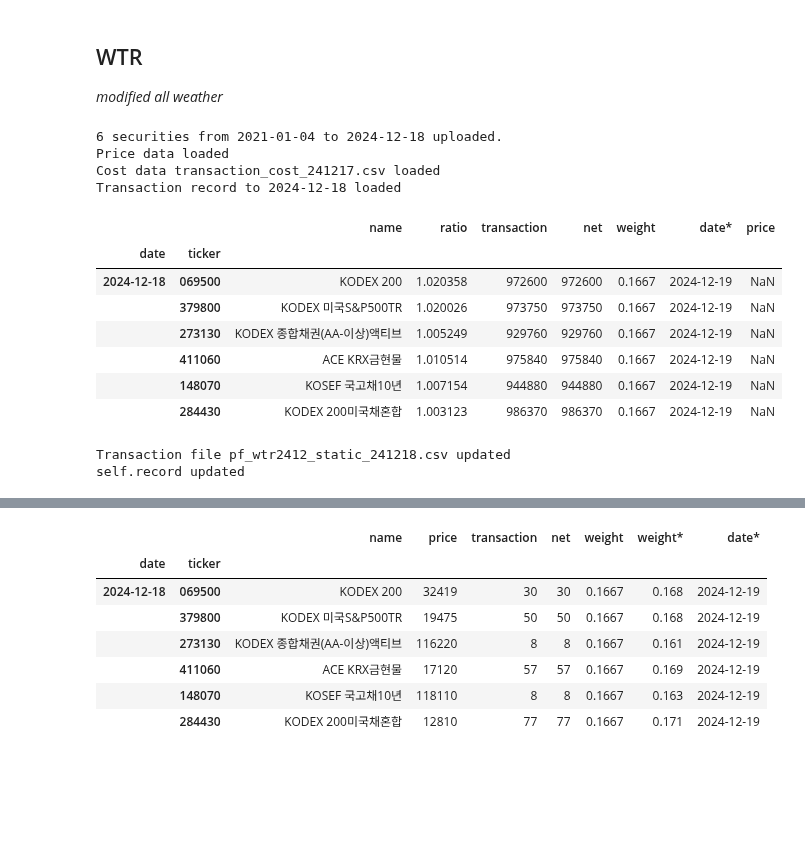
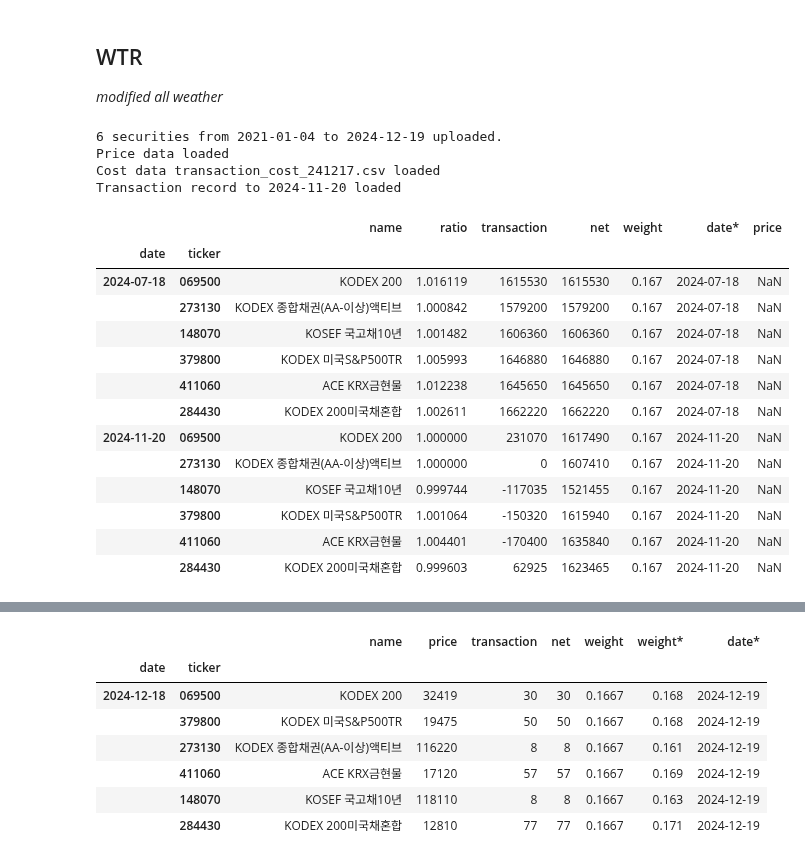
Before and after one commit to lbk209/portfolio, a Jupyter notebook: Allocate_Portfolio.ipynb, the cells around one changed output, grey strips where cells are left out. Drawn from its saved outputs; the diff is of its cells as text; code cells hidden in the pictures; blank space fills up the shorter version.

```diff
--- a/Allocate_Portfolio.ipynb
+++ b/Allocate_Portfolio.ipynb
@@ -730,28 +722,30 @@ ERROR: no ratio for "['2024-12-16', '2024-12-17', '2024-12-18'] not in index"
 ## WTR
 *modified all weather*
 # %%
-#pf_wtr = PM.create_portfolio('WTR_2407', **kw_cost)
-pf_wtr = PM.create_portfolio('WTR_2412', **kw_cost)
-pf_wtr.record
+pf_wtr = PM.create_portfolio('WTR_2407', **kw_cost)
+#pf_wtr = PM.create_portfolio('WTR_2412', **kw_cost)
 # %% [output]
-6 securities from 2021-01-04 to 2024-12-18 uploaded.
+6 securities from 2021-01-04 to 2024-12-19 uploaded.
 Price data loaded
 Cost data transaction_cost_241217.csv loaded
-Transaction record to 2024-12-18 loaded
+Transaction record to 2024-11-20 loaded
 |  |  | name | ratio | transaction | net | weight | date* | price |
 | date | ticker |  |  |  |  |  |  |  |
-| 2024-12-18 | 069500 | KODEX 200 | 1.020358 | 972600 | 972600 | 0.1667 | 2024-12-19 | NaN |
-|  | 379800 | KODEX 미국S&P500TR | 1.020026 | 973750 | 973750 | 0.1667 | 2024-12-19 | NaN |
-|  | 273130 | KODEX 종합채권(AA-이상)액티브 | 1.005249 | 929760 | 929760 | 0.1667 | 2024-12-19 | NaN |
-|  | 411060 | ACE KRX금현물 | 1.010514 | 975840 | 975840 | 0.1667 | 2024-12-19 | NaN |
-|  | 148070 | KOSEF 국고채10년 | 1.007154 | 944880 | 944880 | 0.1667 | 2024-12-19 | NaN |
-|  | 284430 | KODEX 200미국채혼합 | 1.003123 | 986370 | 986370 | 0.1667 | 2024-12-19 | NaN |
+| 2024-07-18 | 069500 | KODEX 200 | 1.016119 | 1615530 | 1615530 | 0.167 | 2024-07-18 | NaN |
+|  | 273130 | KODEX 종합채권(AA-이상)액티브 | 1.000842 | 1579200 | 1579200 | 0.167 | 2024-07-18 | NaN |
+|  | 148070 | KOSEF 국고채10년 | 1.001482 | 1606360 | 1606360 | 0.167 | 2024-07-18 | NaN |
+|  | 379800 | KODEX 미국S&P500TR | 1.005993 | 1646880 | 1646880 | 0.167 | 2024-07-18 | NaN |
+|  | 411060 | ACE KRX금현물 | 1.012238 | 1645650 | 1645650 | 0.167 | 2024-07-18 | NaN |
+|  | 284430 | KODEX 200미국채혼합 | 1.002611 | 1662220 | 1662220 | 0.167 | 2024-07-18 | NaN |
+| 2024-11-20 | 069500 | KODEX 200 | 1.000000 | 231070 | 1617490 | 0.167 | 2024-11-20 | NaN |
+|  | 273130 | KODEX 종합채권(AA-이상)액티브 | 1.000000 | 0 | 1607410 | 0.167 | 2024-11-20 | NaN |
+|  | 148070 | KOSEF 국고채10년 | 0.999744 | -117035 | 1521455 | 0.167 | 2024-11-20 | NaN |
+|  | 379800 | KODEX 미국S&P500TR | 1.001064 | -150320 | 1615940 | 0.167 | 2024-11-20 | NaN |
+|  | 411060 | ACE KRX금현물 | 1.004401 | -170400 | 1635840 | 0.167 | 2024-11-20 | NaN |
+|  | 284430 | KODEX 200미국채혼합 | 0.999603 | 62925 | 1623465 | 0.167 | 2024-11-20 | NaN |
 # %%
 #pf_wtr.portfolio_data['strategy']
 pf_wtr.update_record()
-# %% [output]
-Transaction file pf_wtr2412_static_241218.csv updated
-self.record updated
 # %%
 pf_wtr.plot()
 # %% [output]
```
Also changed, not shown: parts of 21 cells of this notebook, 1 other file.
